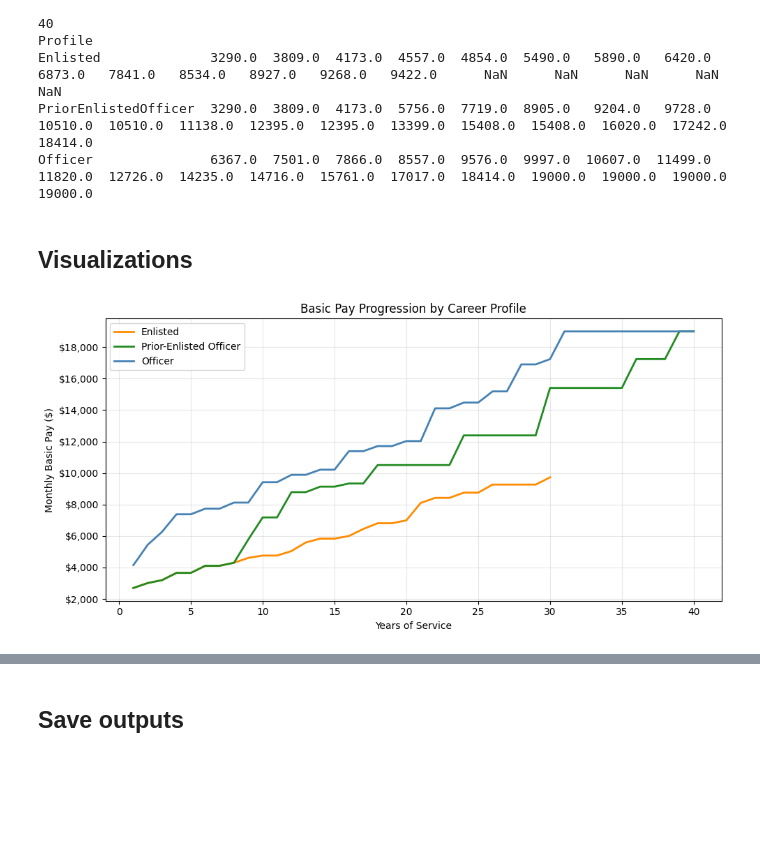
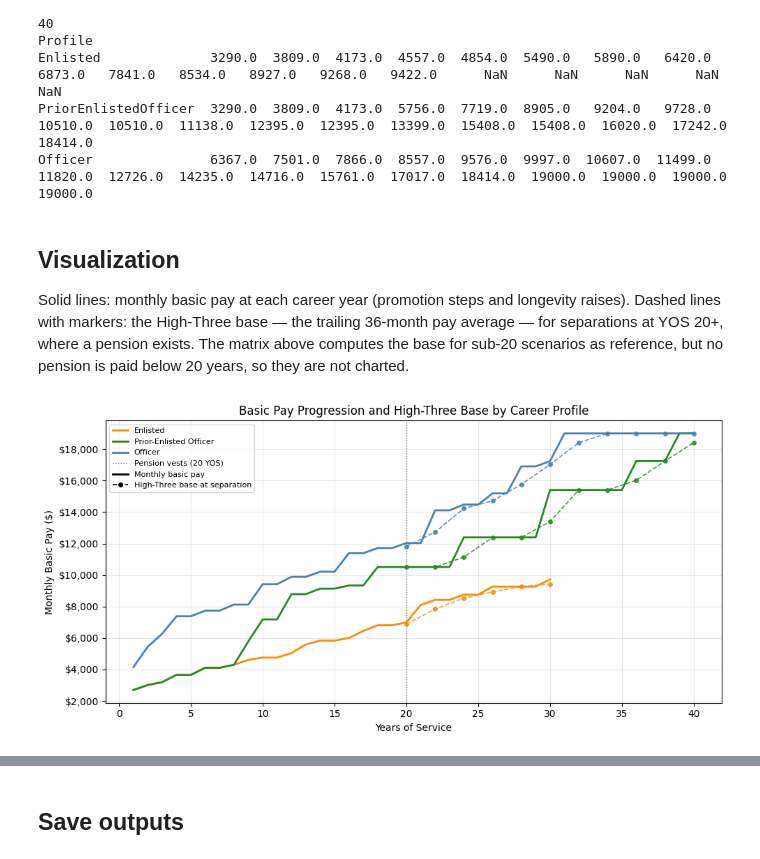
Before and after one commit to sgelety/military-retirement-monte-carlo, a Jupyter notebook: notebooks/02_pay_profiles.ipynb, the cells around one changed output, grey strips where cells are left out. Drawn from its saved outputs; the diff is of its cells as text; code cells hidden in the pictures; blank space fills up the shorter version.

```diff
--- a/notebooks/02_pay_profiles.ipynb
+++ b/notebooks/02_pay_profiles.ipynb
@@ -200,36 +188,76 @@ Enlisted              3290.0  3809.0  4173.0  4557.0  4854.0  5490.0   5890.0
 PriorEnlistedOfficer  3290.0  3809.0  4173.0  5756.0  7719.0  8905.0   9204.0   9728.0  10510.0  10510.0  11138.0  12395.0  12395.0  13399.0  15408.0  15408.0  16020.0  17242.0  18414.0
 Officer               6367.0  7501.0  7866.0  8557.0  9576.0  9997.0  10607.0  11499.0  11820.0  12726.0  14235.0  14716.0  15761.0  17017.0  18414.0  19000.0  19000.0  19000.0  19000.0
 # %% [markdown]
-## Visualizations
+## Visualization
+
+Solid lines: monthly basic pay at each career year (promotion
+steps and longevity raises). Dashed lines with markers: the
+High-Three base — the trailing 36-month pay average — for
+separations at YOS 20+, where a pension exists. The matrix
+above computes the base for sub-20 scenarios as reference,
+but no pension is paid below 20 years, so they are not
+charted.
 # %%
 profile_styles = {
     "Enlisted": ("darkorange", "Enlisted"),
     "PriorEnlistedOfficer": (
         "forestgreen", "Prior-Enlisted Officer"
     ),
     "Officer": ("steelblue", "Officer"),
 }
 
 fig, ax = plt.subplots(figsize=(10, 5))
 
 for profile, (color, label) in profile_styles.items():
     series = pay_profiles.query(
         "Profile == @profile"
     ).set_index("YOS")["MonthlyPay"]
     ax.plot(
         series.index, series.values,
-        label=label, color=color, linewidth=2,
+        color=color, linewidth=2, label=label,
     )
+    h3_row = h3_matrix.loc[profile].dropna()
+    h3_row = h3_row[h3_row.index >= 20]
+    ax.plot(
+        h3_row.index, h3_row.values,
+        color=color, linestyle="--", marker="o",
+        markersize=4, linewidth=1.2, alpha=0.85,
+    )
+
+ax.axvline(
+    20, color="gray", linestyle=":", linewidth=1,
+    label="Pension vests (20 YOS)",
+)
+
+# Unlabeled proxy handles explain the two line styles
+style_handles = [
+    ax.plot([], [], color="black", lw=2)[0],
+    ax.plot(
+        [], [], color="black", ls="--",
+        marker="o", ms=4, lw=1.2,
+    )[0],
+]
+handles, labels = ax.get_legend_handles_labels()
+ax.legend(
+    handles + style_handles,
+    labels + [
+        "Monthly basic pay",
+        "High-Three base at separation",
+    ],
+    fontsize=8,
+)
 
 ax.set_xlabel("Years of Service")
 ax.set_ylabel("Monthly Basic Pay ($)")
-ax.set_title("Basic Pay Progression by Career Profile")
+ax.set_title(
+    "Basic Pay Progression and High-Three Base"
+    " by Career Profile"
+)
 ax.yaxis.set_major_formatter(
     plt.FuncFormatter(lambda x, _: f"${x:,.0f}")
 )
-ax.legend()
 ax.grid(True, alpha=0.3)
 plt.tight_layout()
 plt.show()
 # %% [output]
-[figure, old version]
+[figure, new version]
```
Also changed, not shown: parts of 2 cells of this notebook, 5 other files.
